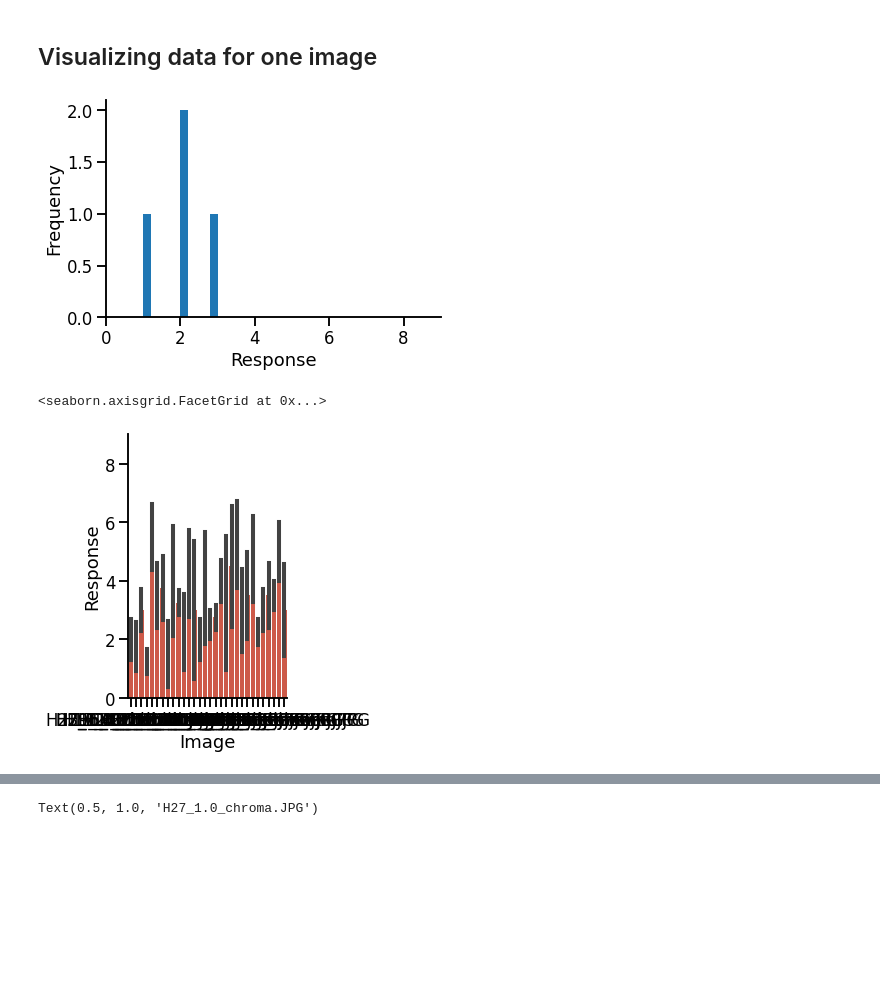
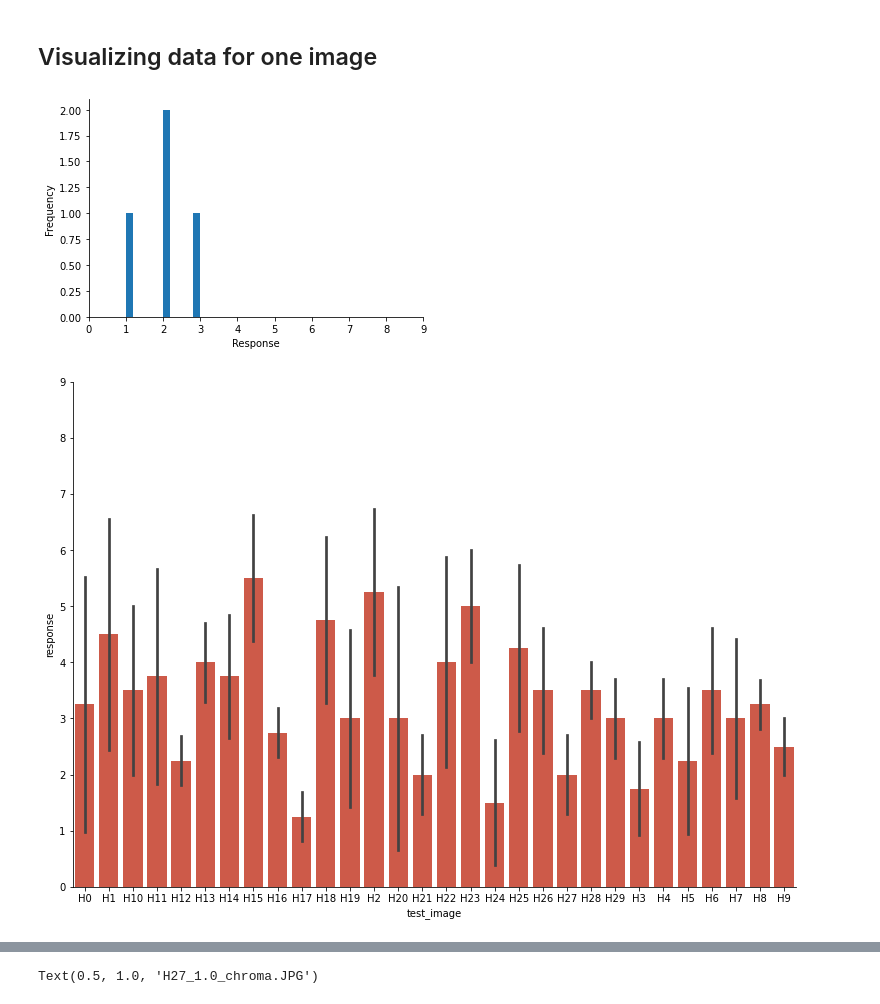
Before and after one commit to Thrrym/PerceptionAndImageQuality, a Jupyter notebook: analysis/analysis.ipynb, the cells around one changed output, grey strips where cells are left out. Saved outputs shown, nothing was run; the diff lists cells and outputs as text; code cells hidden in the pictures; blank space fills up the shorter version.

Commit message:
Single: Plots for historic and modern images.

```diff
--- a/analysis/analysis.ipynb
+++ b/analysis/analysis.ipynb
@@ -10,7 +10,7 @@ from pathlib import Path
 # %%
 # seaborn comes with default presets (called 'contents') for figure's aesthetics,
 # such as the font size, figure size etc.
-sns.set_context('talk') # try: 'talk', 'poster', 'notebook'
+#sns.set_context('talk') # try: 'talk', 'poster', 'notebook'
 # %% [markdown]
 ## Get the result files
 # %%
@@ -164,0 +170,3 @@ assert min(df['chroma']) >= 0
+# %%
+df['test_image'] = [s.split('_')[0] for s in df['test_image'].tolist()]
+df
@@ -165,3 +187,5 @@ assert min(df['chroma']) >= 0
+# %%
+df = df.sort_values(by='test_image', ascending=True)
 # %% [markdown]
 ## Devide dataframe into historic and modern images
 # %%
@@ -183,18 +223,22 @@ plt.ylabel('Frequency')
 plt.xlim((0, 9))
 sns.despine()
 # %% [output]
-[figure, old version]
+[figure, new version]
 # %%
 ### barplot aggregated by k
 ## we call the function catplot() (cat: categorical)
+#fig, ax = plt.subplots()
+#fig, ax = plt.subplots()
+# the size of A4 paper
+#fig.set_size_inches(11.7, 8.27)
+#sns.set(rc={'figure.figsize':(28,10)})
+
 g = sns.catplot(x='test_image', y='response', data=df_historic,
                 kind='bar', ci='sd', color='#e34a33')
 
+g.fig.set_size_inches(11.7, 8.27)
 
-g.set_ylabels('Response')
-g.set_xlabels('Image')
-g.set(ylim = (0, 9))
-#plt.title(picname)
+g.set(ylim = (0,9))
+sns.despine()
 # %% [output]
-<seaborn.axisgrid.FacetGrid at 0x...>
-[figure, old version]
+[figure, new version]
```
Also changed, not shown: parts of 4 cells of this notebook.
